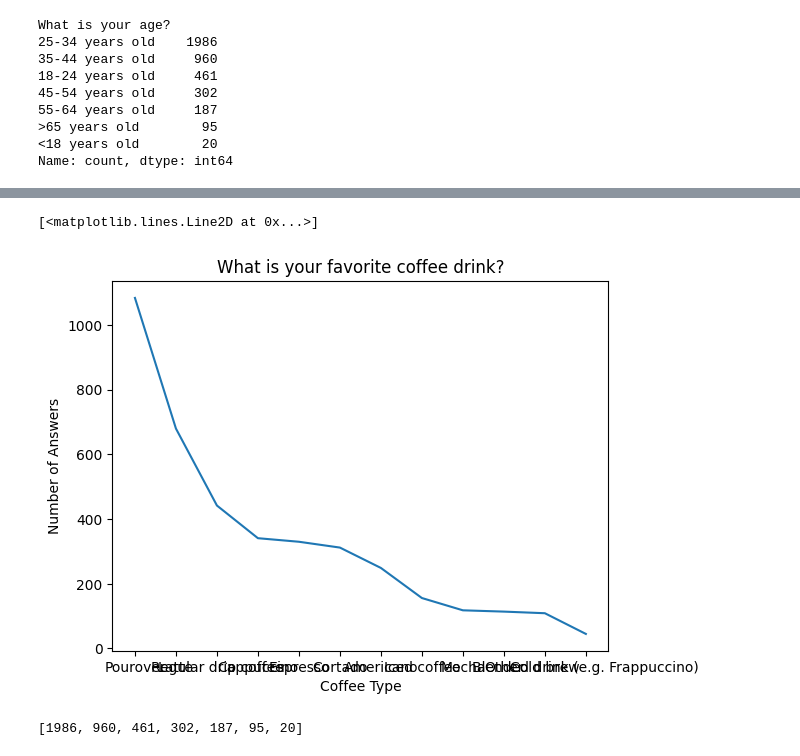
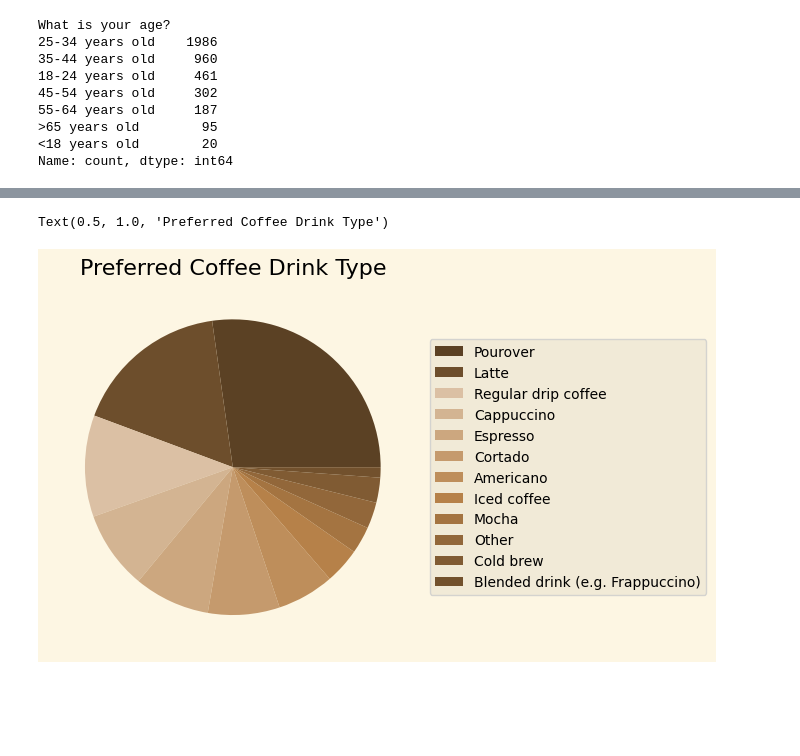
Before and after one commit to peterjungers/coffee_survey, a Jupyter notebook: coffee_survey.ipynb, the cells around one changed output, grey strips where cells are left out. Saved outputs shown, nothing was run; the diff lists cells and outputs as text; code cells hidden in the pictures; blank space fills up the shorter version.

```diff
--- a/coffee_survey.ipynb
+++ b/coffee_survey.ipynb
@@ -86,34 +97,34 @@ df["What is your favorite coffee drink?"].unique()
 # %%
-plt.xlabel("Coffee Type")
-plt.ylabel("Number of Answers")
-plt.title("What is your favorite coffee drink?")
+coffee_pref_counts = (df["What is your favorite coffee drink?"].value_counts())
+colors = [
+    "#5b4124",
+    "#6d4e2c",
+    "#dbc0a4",
+    "#d3b492",
+    "#cca77f",
+    "#c59a6d",
+    "#be8e5b",
+    "#b68149",
+    "#a47441",
+    "#92673a",
+    "#805b33",
+    "#72512d"
+]
 
-coffee_pref = (df["What is your favorite coffee drink?"].value_counts())
-plt.plot(coffee_pref)
+plt.pie(coffee_pref_counts, colors=colors)
+
+plt.legend(coffee_pref_counts.index, loc="right", bbox_to_anchor=(1.8,.5))
+
+
+# plt.xlabel("Coffee Drink Type")
+# plt.ylabel("Number of Participants")
+plt.title("Preferred Coffee Drink Type")
+
+# plt.xticks(rotation=45, ha='right')
+# plt.yticks(np.arange(0, 1200, 100))
+# plt.grid(True)
+
+# plt.savefig("age.png")
 # %% [output]
-[<matplotlib.lines.Line2D at 0x...>]
+Text(0.5, 1.0, 'Preferred Coffee Drink Type')
-[figure, old version]
+[figure, new version]
-# %%
-age_ranges = (df["What is your age?"].value_counts())
-age_counts = []
-for age in age_ranges:
-    age_counts.append(age)
-print(age_counts)
-
-
-
-# age_x = (df["What is your age?"].value_counts())
-# # drink_y =(df["What is your favorite coffee drink?"].value_counts())
-# # plt.bar(age_x, drink_y, label="Age Range")
-# plt.bar(age_x)
-#
-# plt.xlabel("Age Range")
-# plt.ylabel("Number of Participants")
-# plt.title("What is your age?")
-#
-# plt.legend()
-# plt.grid(True)
-#
-# # plt.savefig("age.png")
-# %% [output]
-[1986, 960, 461, 302, 187, 95, 20]
```
Also changed, not shown: parts of 5 cells of this notebook.
